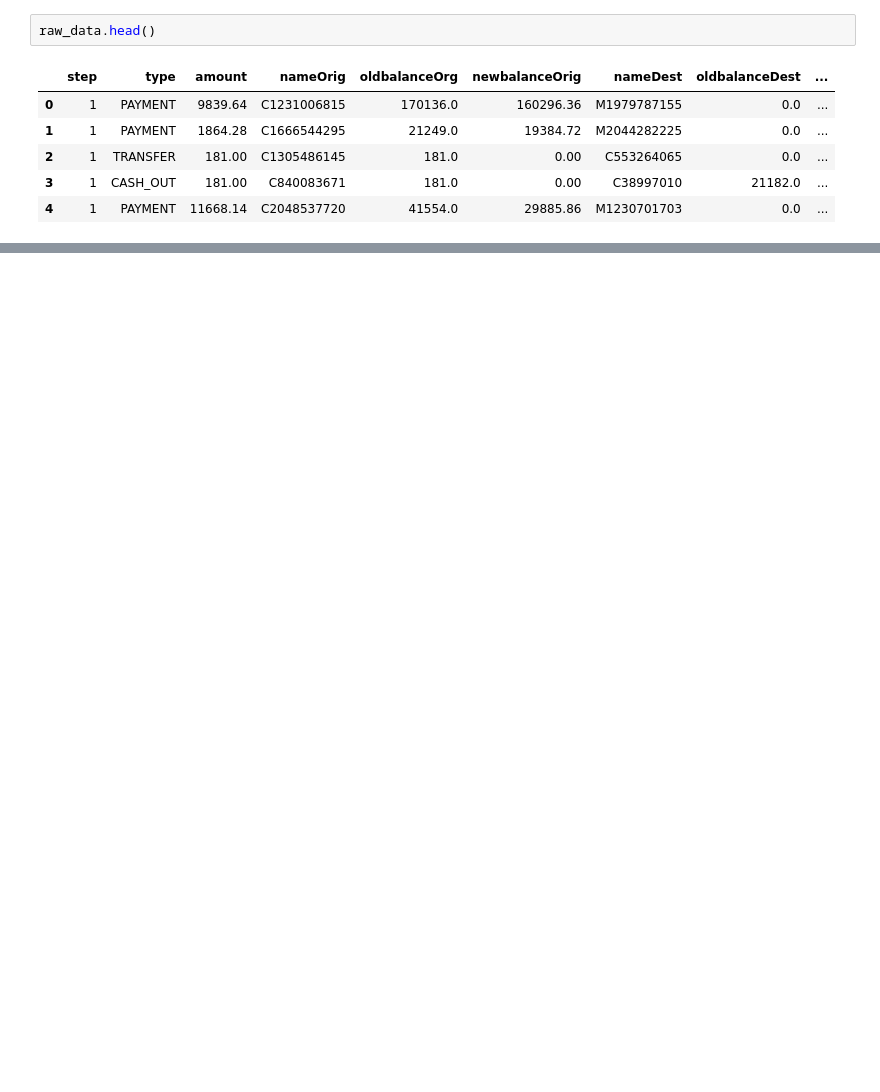
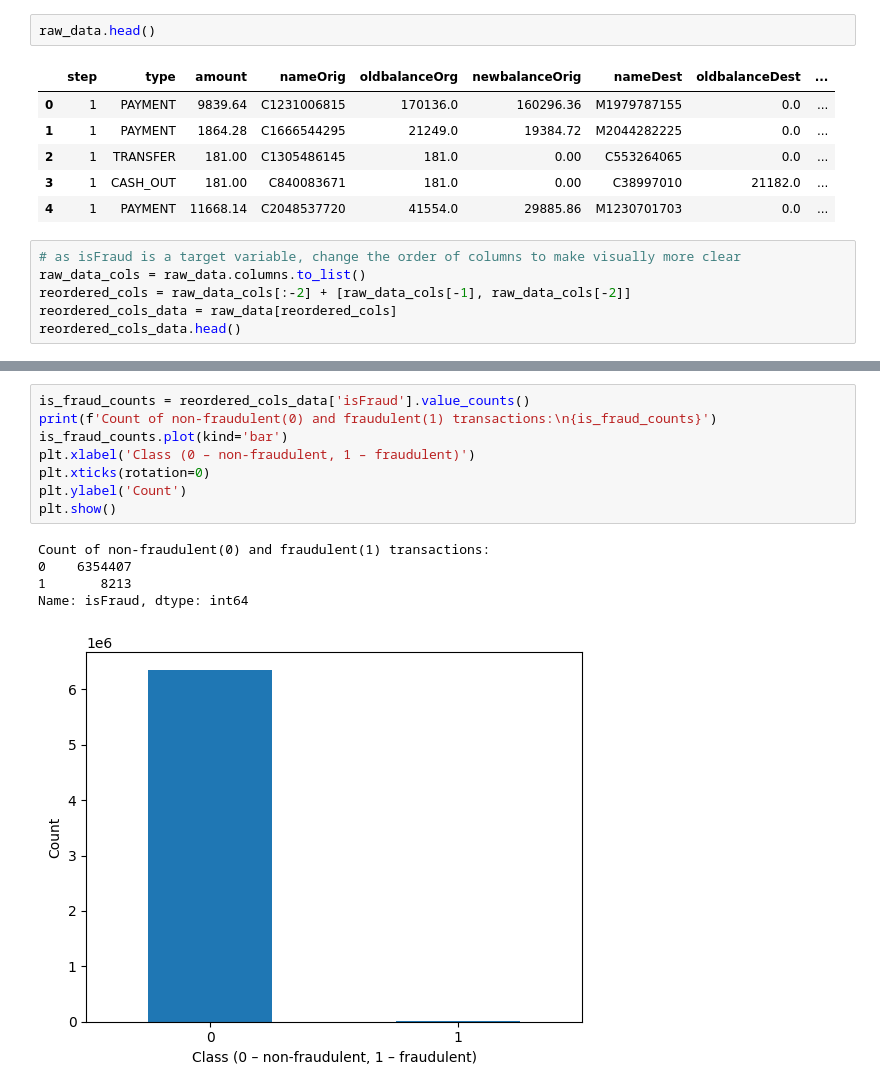
Before and after one commit to mverbytska/transaction-fraud-detection-pet-project, a Jupyter notebook: project/fraudulent_transactions_detection.ipynb, the cells around one changed output, grey strips where cells are left out. Saved outputs shown, nothing was run; the diff lists cells and outputs as text; blank space fills up the shorter version.

Commit message:
[Create] raw data analysis and do some data cleaning

```diff
--- a/project/fraudulent_transactions_detection.ipynb
+++ b/project/fraudulent_transactions_detection.ipynb
@@ -12,3 +16,9 @@ raw_data.head()
 | 2 | 1 | TRANSFER | 181.00 | C1305486145 | 181.0 | 0.00 | C553264065 | 0.0 | ... |
 | 3 | 1 | CASH_OUT | 181.00 | C840083671 | 181.0 | 0.00 | C38997010 | 21182.0 | ... |
 | 4 | 1 | PAYMENT | 11668.14 | C2048537720 | 41554.0 | 29885.86 | M1230701703 | 0.0 | ... |
+# %%
+# as isFraud is a target variable, change the order of columns to make visually more clear
+raw_data_cols = raw_data.columns.to_list()
+reordered_cols = raw_data_cols[:-2] + [raw_data_cols[-1], raw_data_cols[-2]]
+reordered_cols_data = raw_data[reordered_cols]
+reordered_cols_data.head()
@@ -14,0 +47,14 @@ raw_data.head()
+# %%
+is_fraud_counts = reordered_cols_data['isFraud'].value_counts()
+print(f'Count of non-fraudulent(0) and fraudulent(1) transactions:\n{is_fraud_counts}')
+is_fraud_counts.plot(kind='bar')
+plt.xlabel('Class (0 – non-fraudulent, 1 – fraudulent)')
+plt.xticks(rotation=0)
+plt.ylabel('Count')
+plt.show()
+# %% [output]
+Count of non-fraudulent(0) and fraudulent(1) transactions:
+0    6354407
+1       8213
+Name: isFraud, dtype: int64
+[figure, added]
```
Also changed, not shown: parts of 12 cells of this notebook.
